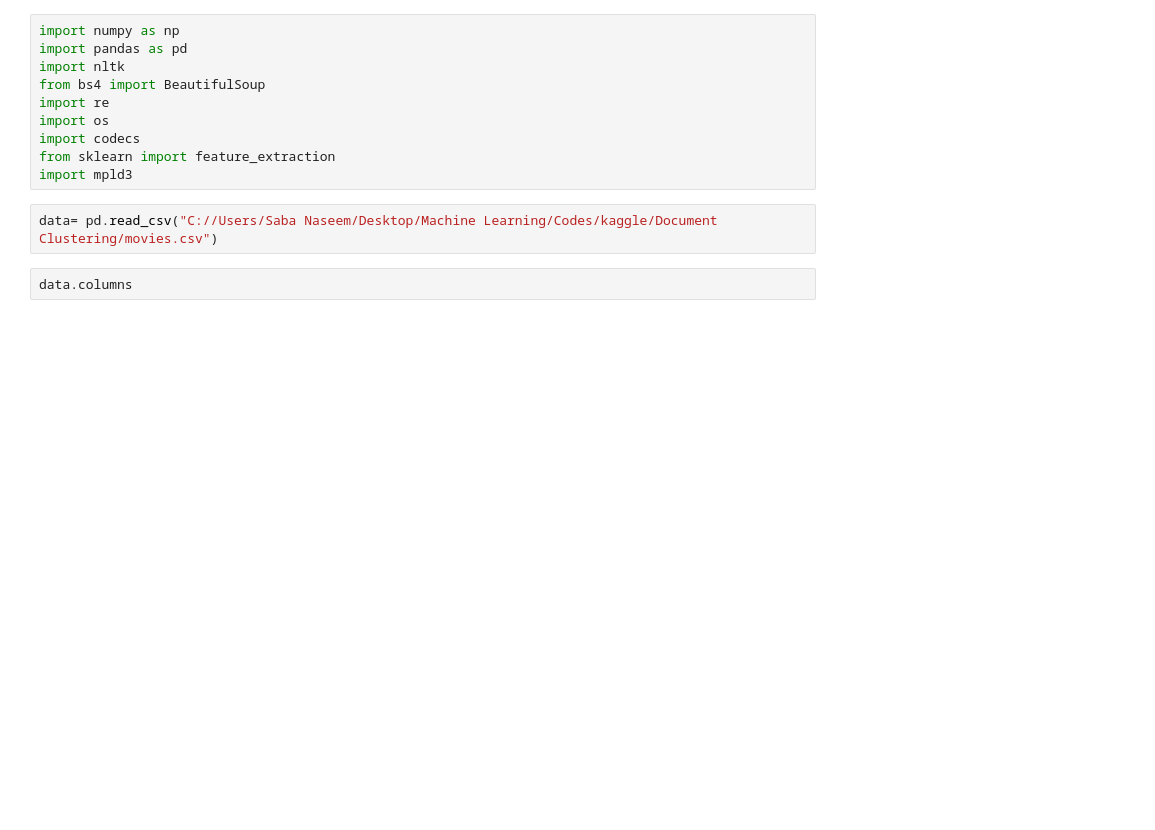
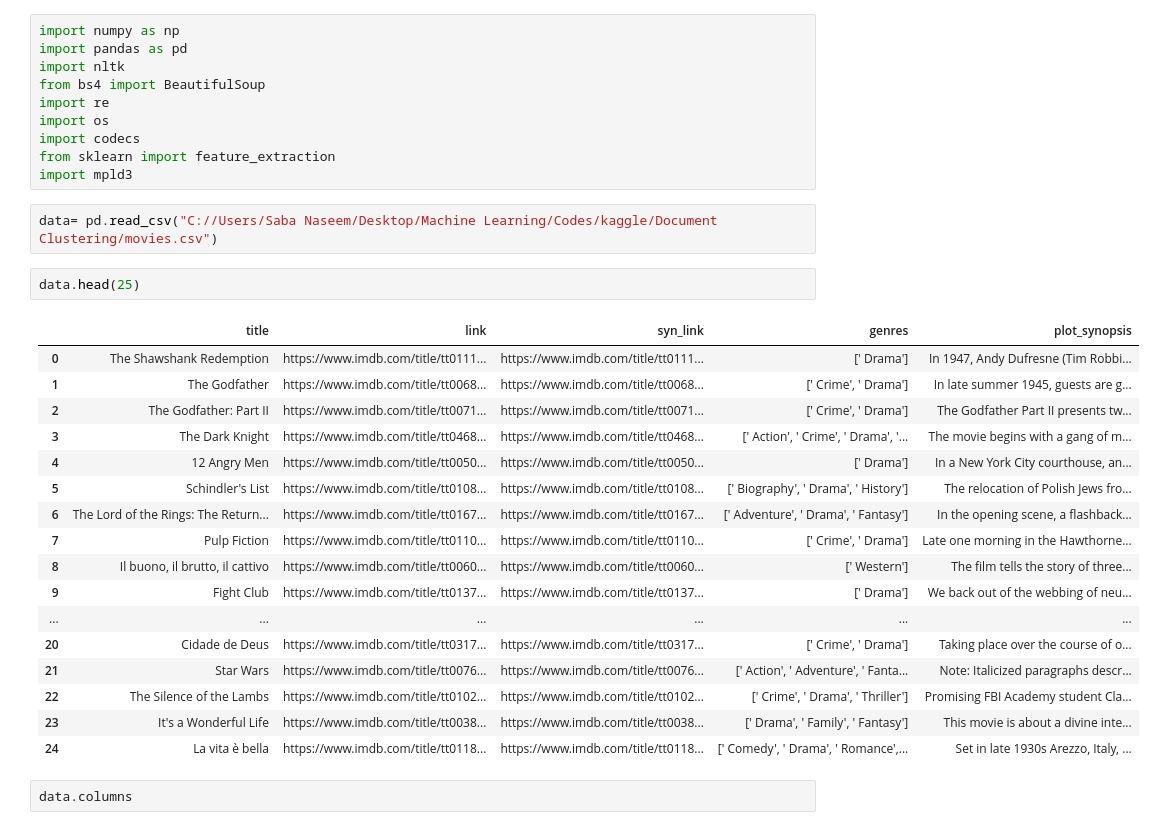
Before and after one commit to sabanasimbutt/Documents-Clustering, a Jupyter notebook: clustering.ipynb, the cells around one changed output. Drawn from its saved outputs; the diff is of its cells as text; blank space fills up the shorter version.

```diff
--- a/clustering.ipynb
+++ b/clustering.ipynb
@@ -10,6 +10,26 @@ from sklearn import feature_extraction
 import mpld3
 # %%
 data= pd.read_csv("C://Users/Saba Naseem/Desktop/Machine Learning/Codes/kaggle/Document Clustering/movies.csv")
+# %%
+data.head(25)
+# %% [output]
+|  | title | link | syn_link | genres | plot_synopsis |
+| 0 | The Shawshank Redemption | https://www.imdb.com/title/tt0111... | https://www.imdb.com/title/tt0111... | [' Drama'] | In 1947, Andy Dufresne (Tim Robbi... |
+| 1 | The Godfather | https://www.imdb.com/title/tt0068... | https://www.imdb.com/title/tt0068... | [' Crime', ' Drama'] | In late summer 1945, guests are g... |
+| 2 | The Godfather: Part II | https://www.imdb.com/title/tt0071... | https://www.imdb.com/title/tt0071... | [' Crime', ' Drama'] | The Godfather Part II presents tw... |
+| 3 | The Dark Knight | https://www.imdb.com/title/tt0468... | https://www.imdb.com/title/tt0468... | [' Action', ' Crime', ' Drama', '... | The movie begins with a gang of m... |
+| 4 | 12 Angry Men | https://www.imdb.com/title/tt0050... | https://www.imdb.com/title/tt0050... | [' Drama'] | In a New York City courthouse, an... |
+| 5 | Schindler's List | https://www.imdb.com/title/tt0108... | https://www.imdb.com/title/tt0108... | [' Biography', ' Drama', ' History'] | The relocation of Polish Jews fro... |
+| 6 | The Lord of the Rings: The Return... | https://www.imdb.com/title/tt0167... | https://www.imdb.com/title/tt0167... | [' Adventure', ' Drama', ' Fantasy'] | In the opening scene, a flashback... |
+| 7 | Pulp Fiction | https://www.imdb.com/title/tt0110... | https://www.imdb.com/title/tt0110... | [' Crime', ' Drama'] | Late one morning in the Hawthorne... |
+| 8 | Il buono, il brutto, il cattivo | https://www.imdb.com/title/tt0060... | https://www.imdb.com/title/tt0060... | [' Western'] | The film tells the story of three... |
+| 9 | Fight Club | https://www.imdb.com/title/tt0137... | https://www.imdb.com/title/tt0137... | [' Drama'] | We back out of the webbing of neu... |
+| ... | ... | ... | ... | ... | ... |
+| 20 | Cidade de Deus | https://www.imdb.com/title/tt0317... | https://www.imdb.com/title/tt0317... | [' Crime', ' Drama'] | Taking place over the course of o... |
+| 21 | Star Wars | https://www.imdb.com/title/tt0076... | https://www.imdb.com/title/tt0076... | [' Action', ' Adventure', ' Fanta... | Note: Italicized paragraphs descr... |
+| 22 | The Silence of the Lambs | https://www.imdb.com/title/tt0102... | https://www.imdb.com/title/tt0102... | [' Crime', ' Drama', ' Thriller'] | Promising FBI Academy student Cla... |
+| 23 | It's a Wonderful Life | https://www.imdb.com/title/tt0038... | https://www.imdb.com/title/tt0038... | [' Drama', ' Family', ' Fantasy'] | This movie is about a divine inte... |
+| 24 | La vita è bella | https://www.imdb.com/title/tt0118... | https://www.imdb.com/title/tt0118... | [' Comedy', ' Drama', ' Romance',... | Set in late 1930s Arezzo, Italy, ... |
 # %%
 data.columns
 # %% [output]
```
Also changed, not shown: parts of 13 cells of this notebook.
